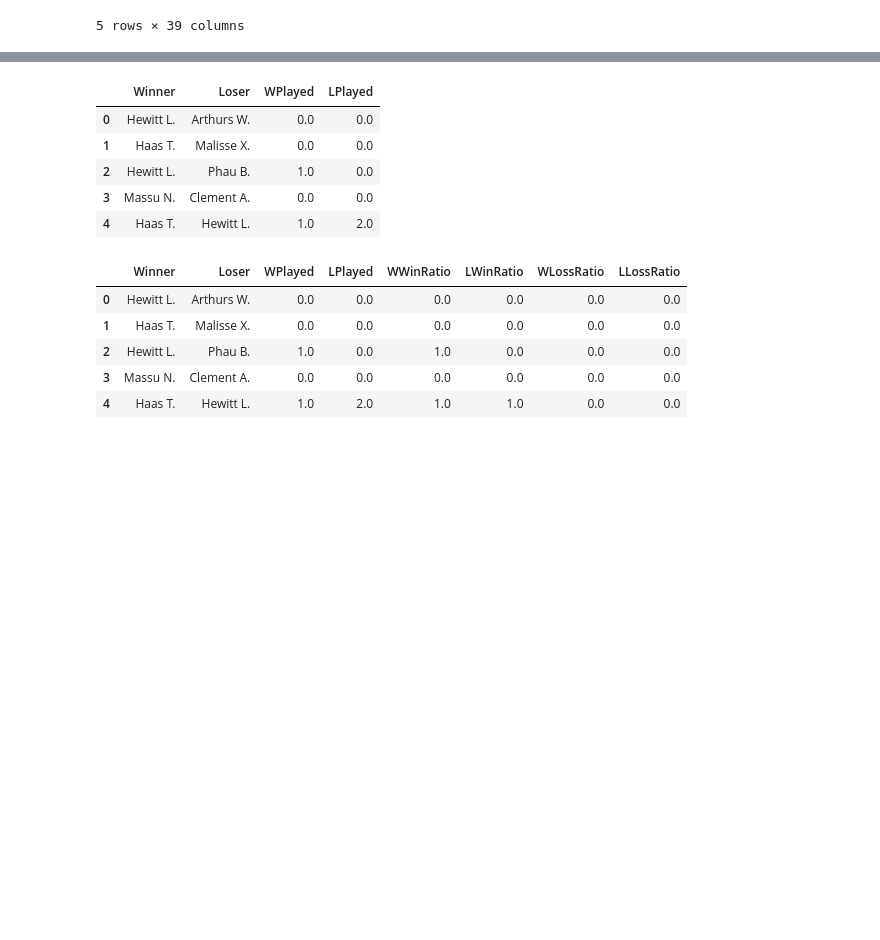
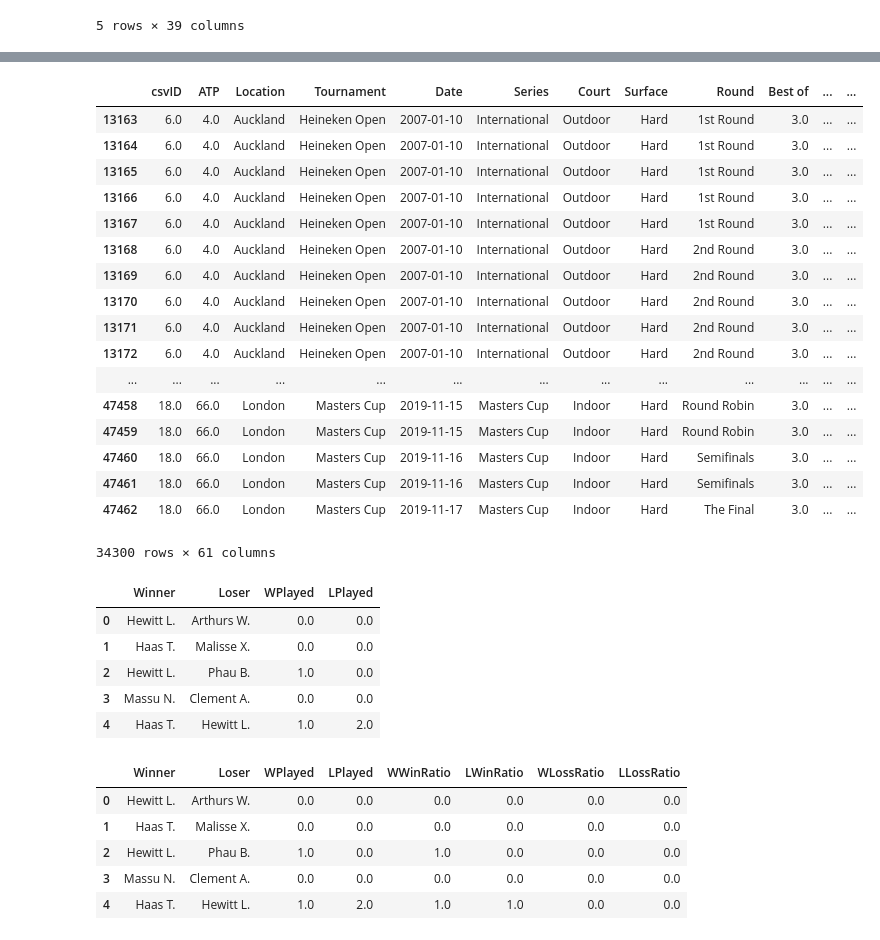
Before and after one commit to RiccardoSpolaor/Predict_Winner_2020_Australian_Open, a Jupyter notebook: 02 Adding New Variables.ipynb, the cells around one changed output, grey strips where cells are left out. Saved outputs shown, nothing was run; the diff lists cells and outputs as text; code cells hidden in the pictures; blank space fills up the shorter version.

```diff
--- a/02 Adding New Variables.ipynb
+++ b/02 Adding New Variables.ipynb
@@ -30 +39,4 @@ dataframe.head()
+# %%
+dataframe.head(40)[['Tournament','Round', 'Date']]
+dataframe = dataframe.reset_index(drop = True)
 # %%
@@ -39,0 +103,9 @@ print(set(uniquelists))
+# %%
+%time
+
+dataframe = dataframe.append(pandas.DataFrame(
+    columns = ['W1Last', 'W2Last', 'W3Last', 'W4Last',
+               'WsetsLast','L1Last', 'L2Last', 'L3Last',
+               'L4Last','LsetsLast']), sort=False)
+
+setPlayersStatistics()
@@ -40,3 +136,24 @@ print(set(uniquelists))
+# %%
+(dataframe[dataframe['W2Last'].isna()])
+# %% [output]
+|  | csvID | ATP | Location | Tournament | Date | Series | Court | Surface | Round | Best of | ... | ... |
+| 13163 | 6.0 | 4.0 | Auckland | Heineken Open | 2007-01-10 | International | Outdoor | Hard | 1st Round | 3.0 | ... | ... |
+| 13164 | 6.0 | 4.0 | Auckland | Heineken Open | 2007-01-10 | International | Outdoor | Hard | 1st Round | 3.0 | ... | ... |
+| 13165 | 6.0 | 4.0 | Auckland | Heineken Open | 2007-01-10 | International | Outdoor | Hard | 1st Round | 3.0 | ... | ... |
+| 13166 | 6.0 | 4.0 | Auckland | Heineken Open | 2007-01-10 | International | Outdoor | Hard | 1st Round | 3.0 | ... | ... |
+| 13167 | 6.0 | 4.0 | Auckland | Heineken Open | 2007-01-10 | International | Outdoor | Hard | 1st Round | 3.0 | ... | ... |
+| 13168 | 6.0 | 4.0 | Auckland | Heineken Open | 2007-01-10 | International | Outdoor | Hard | 2nd Round | 3.0 | ... | ... |
+| 13169 | 6.0 | 4.0 | Auckland | Heineken Open | 2007-01-10 | International | Outdoor | Hard | 2nd Round | 3.0 | ... | ... |
+| 13170 | 6.0 | 4.0 | Auckland | Heineken Open | 2007-01-10 | International | Outdoor | Hard | 2nd Round | 3.0 | ... | ... |
+| 13171 | 6.0 | 4.0 | Auckland | Heineken Open | 2007-01-10 | International | Outdoor | Hard | 2nd Round | 3.0 | ... | ... |
+| 13172 | 6.0 | 4.0 | Auckland | Heineken Open | 2007-01-10 | International | Outdoor | Hard | 2nd Round | 3.0 | ... | ... |
+| ... | ... | ... | ... | ... | ... | ... | ... | ... | ... | ... | ... | ... |
+| 47458 | 18.0 | 66.0 | London | Masters Cup | 2019-11-15 | Masters Cup | Indoor | Hard | Round Robin | 3.0 | ... | ... |
+| 47459 | 18.0 | 66.0 | London | Masters Cup | 2019-11-15 | Masters Cup | Indoor | Hard | Round Robin | 3.0 | ... | ... |
+| 47460 | 18.0 | 66.0 | London | Masters Cup | 2019-11-16 | Masters Cup | Indoor | Hard | Semifinals | 3.0 | ... | ... |
+| 47461 | 18.0 | 66.0 | London | Masters Cup | 2019-11-16 | Masters Cup | Indoor | Hard | Semifinals | 3.0 | ... | ... |
+| 47462 | 18.0 | 66.0 | London | Masters Cup | 2019-11-17 | Masters Cup | Indoor | Hard | The Final | 3.0 | ... | ... |
+34300 rows × 61 columns
 # %%
 # Itero una volta aggiungendo la feature delle partite giocate da perdente e vincitore finora
 def setPlayedMatches ():
```
Also changed, not shown: parts of 7 cells of this notebook, 2 other files.
